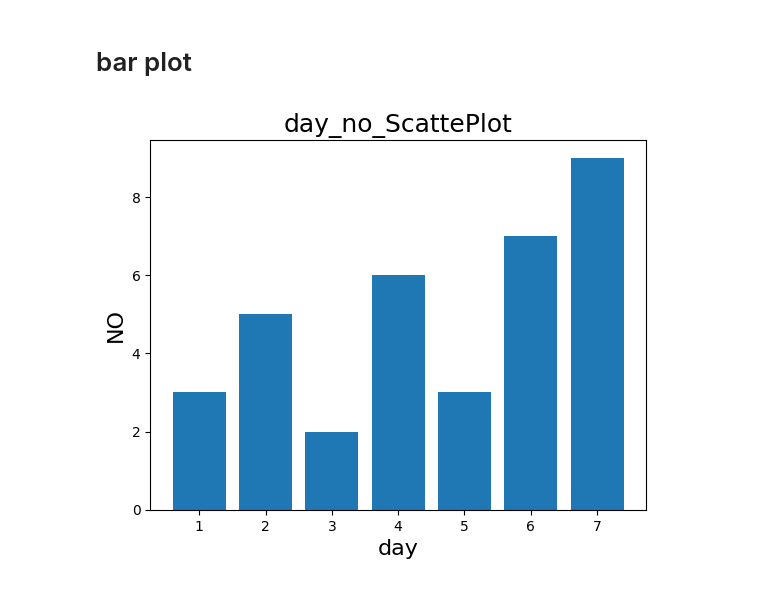
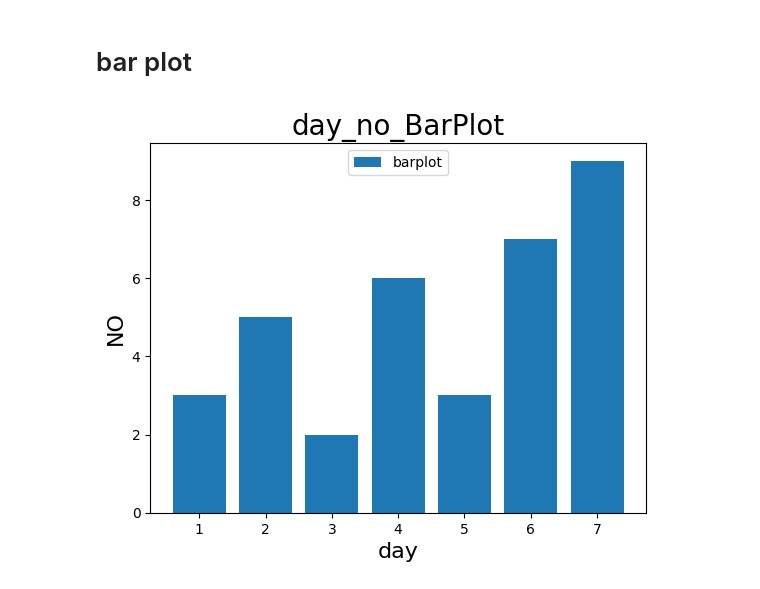
Before and after one commit to shuvo3837/Matplotlib, a Jupyter notebook: matplotlib.ipynb, the cells around one changed output. Cells and saved outputs as stored; diff of their text form; code cells hidden in the pictures.

Commit message:
added barplot

```diff
--- a/matplotlib.ipynb
+++ b/matplotlib.ipynb
@@ -75,10 +75,11 @@ import numpy as np
 day=[1,2,3,4,5,6,7]
 no=[3,5,2,6,3,7,9]
 # %%
-plt.bar(day,no)
-plt.title("day_no_ScattePlot",fontsize=20)
+plt.title("day_no_BarPlot",fontsize=20)
 plt.xlabel("day",fontsize=16)
 plt.ylabel("NO",fontsize=16)
+plt.bar(day,no,label="barplot")
+plt.legend(loc="upper center")
 plt.show()
 # %% [output]
-[figure, old version]
+[figure, new version]
```
